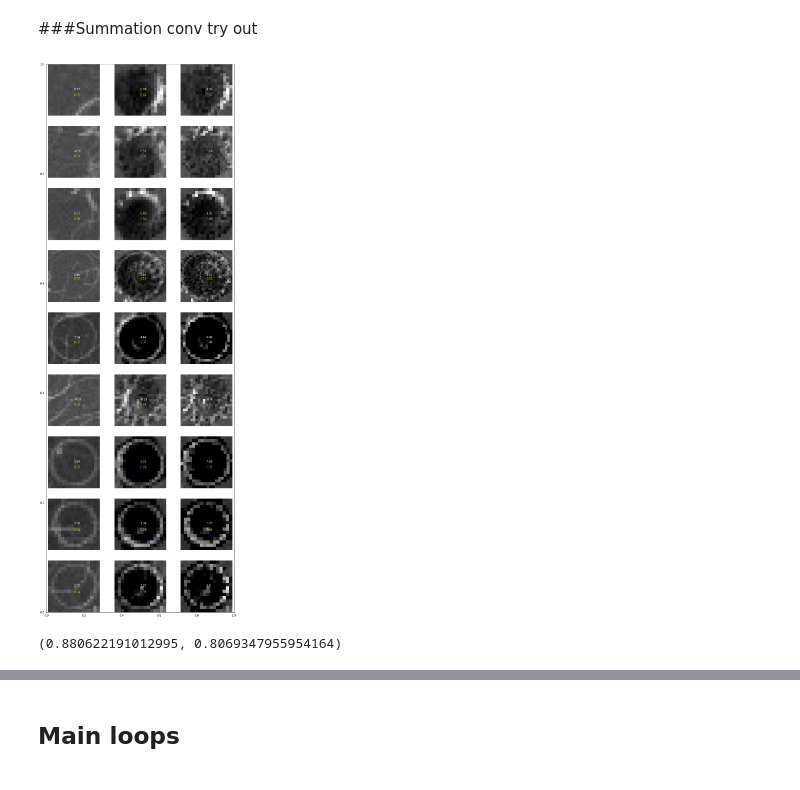
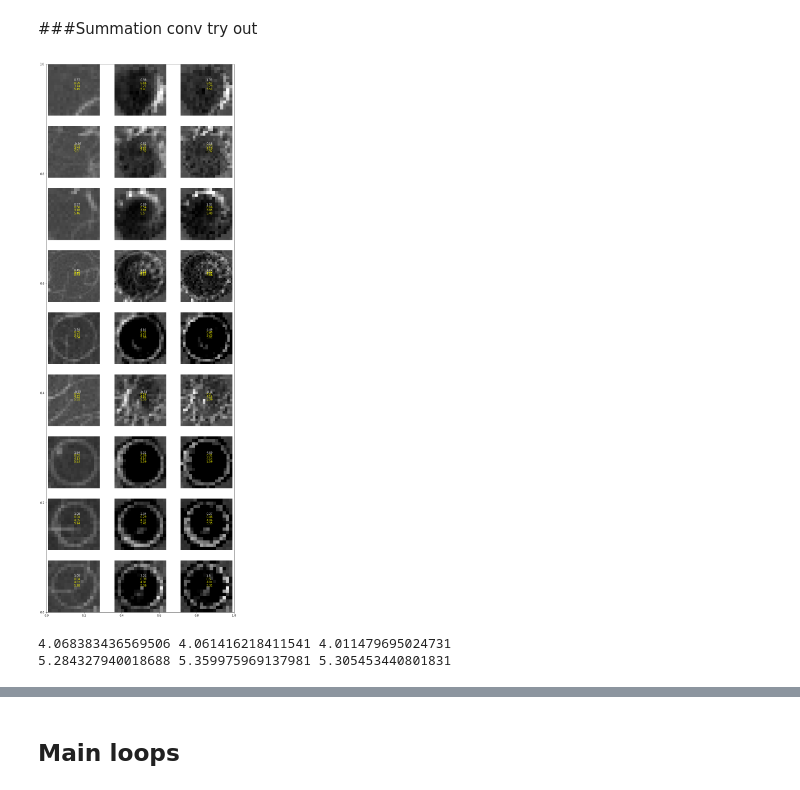
Before and after one commit to andrew-veriga/MathForML, a Jupyter notebook: ConvolutionalCoffieCircles.ipynb, the cells around one changed output, grey strips where cells are left out. Saved outputs shown, nothing was run; the diff lists cells and outputs as text; code cells hidden in the pictures.

```diff
--- a/ConvolutionalCoffieCircles.ipynb
+++ b/ConvolutionalCoffieCircles.ipynb
@@ -502,3 +476,14 @@ def strides(_image, _gridshape):
+# %%
+#https://stackoverflow.com/questions/43086557/convolve2d-just-by-using-numpy
+
+def strides(_image, _gridshape):
+  padded_im = np.random.random(size=(np.add(_image.shape, _gridshape) - 1))
+  padded_im[_gridshape[0]//2:_gridshape[0]//2+_image.shape[0],_gridshape[1]//2:_gridshape[1]//2 +_image.shape[1]] = _image
+  # view_shape = tuple(np.subtract(_image.shape, _gridshape) + 1) + _gridshape
+  view_shape = _image.shape + _gridshape
+  strides = padded_im.strides + padded_im.strides
+  # print(view_shape)
+  return np.lib.stride_tricks.as_strided(padded_im,view_shape,strides,writeable=False)
 # %% [markdown]
 $$ range [-1,1]: x'' = 2\frac{x - \min{x}}{\max{x} - \min{x}} - 1$$
 
@@ -523,6 +508,11 @@ def normto_0_2(ar):
   ar_max = ar.max(axis=(2, 3), keepdims=True)
   add = np.full((ar.shape[2],ar.shape[3]),0.5)
   return (((ar - ar_min)/(ar_max-ar_min))+add)
+
+def normto_0_1(ar):
+  ar_min = ar.min(axis=(2,3), keepdims=True)
+  ar_max = ar.max(axis=(2, 3), keepdims=True)
+  return (((ar - ar_min)/(ar_max-ar_min)))
 # %%
 #https://stackoverflow.com/questions/43086557/convolve2d-just-by-using-numpy
 # df = pd.DataFrame(
@@ -551,6 +541,8 @@ ax.axis('off')
 im_index = 0
 for row in range(len):
   size,X,Y,isRing = data[row]
+  X +=(size//2)
+  Y +=(size//2)
   # ring boolean masks
   mask, center = getMask(size,0.8)
   x_old, y_old,x_new, y_new = getRotateCoords(R,size,center)
@@ -593,7 +585,7 @@ for row in range(len):
     # new_matrices = normToOne(new_matrices)
     im_index+=1
     v1 = normto_avgOne(new_matrices,mask)[Y,X][mask].var()
-    v2 = np.sum(normto_avgOne(new_matrices,mask)*kernel,axis=(2,3))[Y,X]
+    v2 = np.sum(normto_0_1(new_matrices)*kernel / size,axis=(2,3))[Y,X]
 
     ax = fig.add_subplot(len,cnt+2,im_index)
     ax.axis('off')
@@ -635,56 +627,59 @@ for row in range(len):
 
 len = data.shape[0]
 fig, ax = plt.subplots(figsize=(4*3,4*len))
-ni = 0
+row = 0
 
 for size,x,y, isRing in data:
   mask, center=getMask(size,.8)
   box = nrm(Image[y:y+size,x:x+size],mask)
   angle =30
   # matrix for rotate
   r_angle = np.radians(angle)
   R = np.array([
     [np.cos(r_angle), -np.sin(r_angle), 0],
     [np.sin(r_angle), np.cos(r_angle), 0],
     [0, 0, 1]
   ])
 
 
   rotated_box = box + nrm(rotate_image(box,angle),mask)
 
   t_box = np.zeros_like(box)
   x_old,y_old,x_new, y_new = getRotateCoords(R, size, center)
   t_box[y_old,x_old] = box[y_new,x_new]
   transformed_box = box+nrm(t_box,mask)#(box-np.mean(box / np.max(box-np.min(box)))+1.)*t_box
 
   for i in range(2):
     rotated_box += nrm(rotate_image(rotated_box,angle),mask)
     t_box[y_old,x_old] = transformed_box[y_new,x_new]
     transformed_box += nrm(t_box,mask)
 
   kernel = get2Kernel(size,1.)
 
   # ax.axis('off')
-  ax = fig.add_subplot(len,3,1+ni)
-  ax.axis('off')
-  ax.imshow(box, cmap=plt.get_cmap('gray'),vmin=-1, vmax=2)
-  ax.text(center[1],center[0],str(round(FuzzyCircleConv(box,kernel)/size,2)),color='white')
-  ax.text(center[1],center[0]+2,str(round(box[mask].var(),2)),color='yellow')
-  ax = fig.add_subplot(len,3,2+ni)
-  ax.axis('off')
-  ax.imshow(rotated_box, cmap=plt.get_cmap('gray'),vmin=-1, vmax=2)
-  ax.text(center[1],center[0],str(round(FuzzyCircleConv(rotated_box,kernel)/size,2)),color='white')
-  ax.text(center[1],center[0]+2,str(round(rotated_box[mask].var(),2)),color='yellow')
-  ax = fig.add_subplot(len,3,3+ni)
-  ax.axis('off')
-  ax.imshow(transformed_box, cmap=plt.get_cmap('gray'),vmin=-1, vmax=2)
-  ax.text(center[1],center[0],str(round(FuzzyCircleConv(transformed_box,kernel)/size,2)),color='white')
-  ax.text(center[1],center[0]+2,str(round(transformed_box[mask].var(),2)),color='yellow')
-  ni+=3
+  col=1
+  for arr in (box, rotated_box, transformed_box):
+    ax = fig.add_subplot(len,3,col+row)
+    ax.axis('off')
+    ax.imshow(arr, cmap=plt.get_cmap('gray'),vmin=-1, vmax=2)
+    txtpos = center[0]-3
+    ax.text(center[1],txtpos,str(round(FuzzyCircleConv(arr,kernel)/size,2)),color='white')
+    ax.text(center[1],txtpos+1,str(round(arr[mask].var(),2)),color='yellow')
+    ax.text(center[1],txtpos+2,str(round(entropy(norm_0_1(arr[mask])),2)),color='yellow')# entropy(nrm(box[mask]))
+    ax.text(center[1],txtpos+3,str(round(entropy(norm_0_1(arr.flatten())),2)),color='yellow')
+    col+=1
+  row+=3
 # %% [output]
-[figure, old version]
+[figure, new version]
-# %%
-rotated_box[mask].var(),transformed_box[mask].var()
-# %% [output]
-(0.880622191012995, 0.8069347955954164)
+# %%
+def norm_0_1(arr):
+  minarr=arr.min()
+  return (arr - minarr)/(arr.max()-minarr)
+
+rotated_box[mask].var(),transformed_box[mask].var()
+print(entropy(norm_0_1(box[mask])),entropy(norm_0_1(rotated_box[mask])), entropy(norm_0_1(transformed_box[mask])))
+print(entropy(norm_0_1(box.flatten())),entropy(norm_0_1(rotated_box.flatten())), entropy(norm_0_1(transformed_box.flatten())))
+# %% [output]
+4.068383436569506 4.061416218411541 4.011479695024731
+5.284327940018688 5.359975969137981 5.305453440801831
 # %%
```
Also changed, not shown: parts of 4 cells of this notebook.
